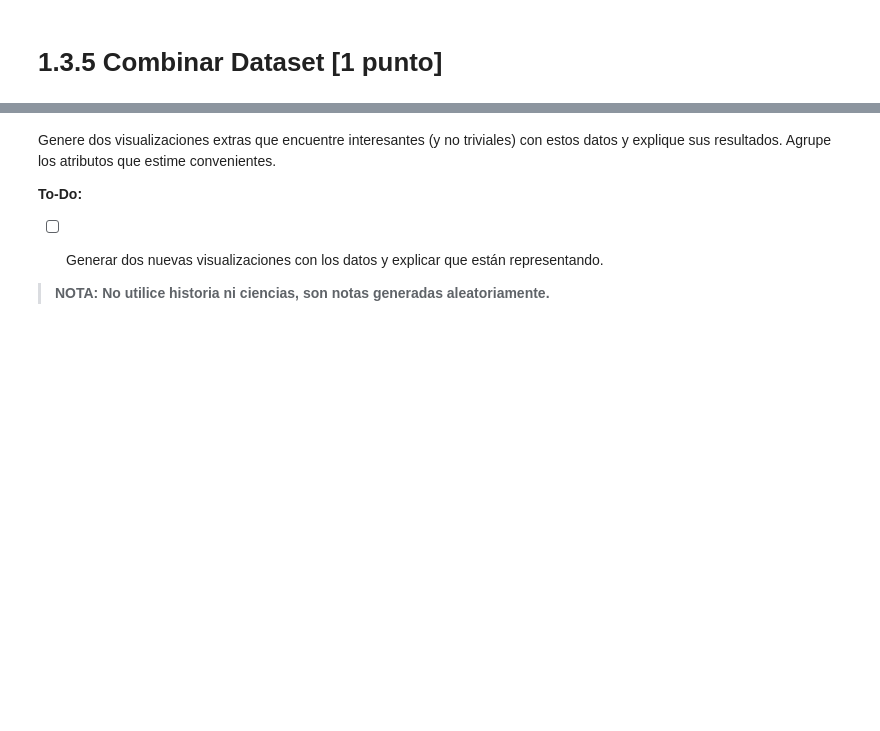
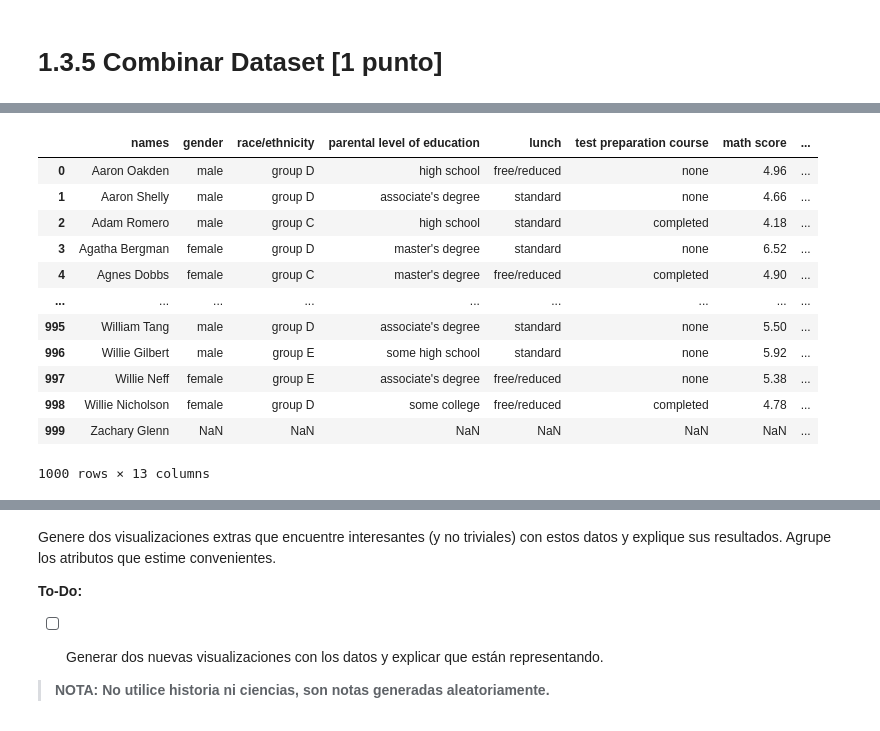
Before and after one commit to JoseSaffie/MDS7202-1-Primavera-2023, a Jupyter notebook: Laboratorios/Lab 5/Laboratorio5_enunciado.ipynb, the cells around one changed output, grey strips where cells are left out. Cells and saved outputs as stored; diff of their text form; code cells hidden in the pictures; blank space fills up the shorter version.

```diff
--- a/Laboratorios/Lab 5/Laboratorio5_enunciado.ipynb
+++ b/Laboratorios/Lab 5/Laboratorio5_enunciado.ipynb
@@ -378,0 +373,4 @@ Ellipsis
+# %%
+# Carga la base de datos
+nuevos_grades = pd.read_csv('other_grades.csv')
+nuevos_grades.head()
@@ -378,0 +384,28 @@ Ellipsis
+# %%
+# Unir con outer join
+outer_merged_df = pd.merge(
+    left=df_grades3,
+    right=nuevos_grades,
+    on="names",
+    sort=True,
+    how="outer",
+)
+outer_merged_df
+outer_merged_df
+
+# Este merge no nos sirve ya que vuelve a agregar a los alumnos que estan corruptos, la idea de este merge es que aparezcan todas
+# las filas que hay en ambas tablas, vemos que hay 1000 filas eso es malo.
+# %% [output]
+|  | names | gender | race/ethnicity | parental level of education | lunch | test preparation course | math score | ... |
+| 0 | Aaron Oakden | male | group D | high school | free/reduced | none | 4.96 | ... |
+| 1 | Aaron Shelly | male | group D | associate's degree | standard | none | 4.66 | ... |
+| 2 | Adam Romero | male | group C | high school | standard | completed | 4.18 | ... |
+| 3 | Agatha Bergman | female | group D | master's degree | standard | none | 6.52 | ... |
+| 4 | Agnes Dobbs | female | group C | master's degree | free/reduced | completed | 4.90 | ... |
+| ... | ... | ... | ... | ... | ... | ... | ... | ... |
+| 995 | William Tang | male | group D | associate's degree | standard | none | 5.50 | ... |
+| 996 | Willie Gilbert | male | group E | some high school | standard | none | 5.92 | ... |
+| 997 | Willie Neff | female | group E | associate's degree | free/reduced | none | 5.38 | ... |
+| 998 | Willie Nicholson | female | group D | some college | free/reduced | completed | 4.78 | ... |
+| 999 | Zachary Glenn | NaN | NaN | NaN | NaN | NaN | NaN | ... |
+1000 rows × 13 columns
```
Also changed, not shown: parts of 8 cells of this notebook.
